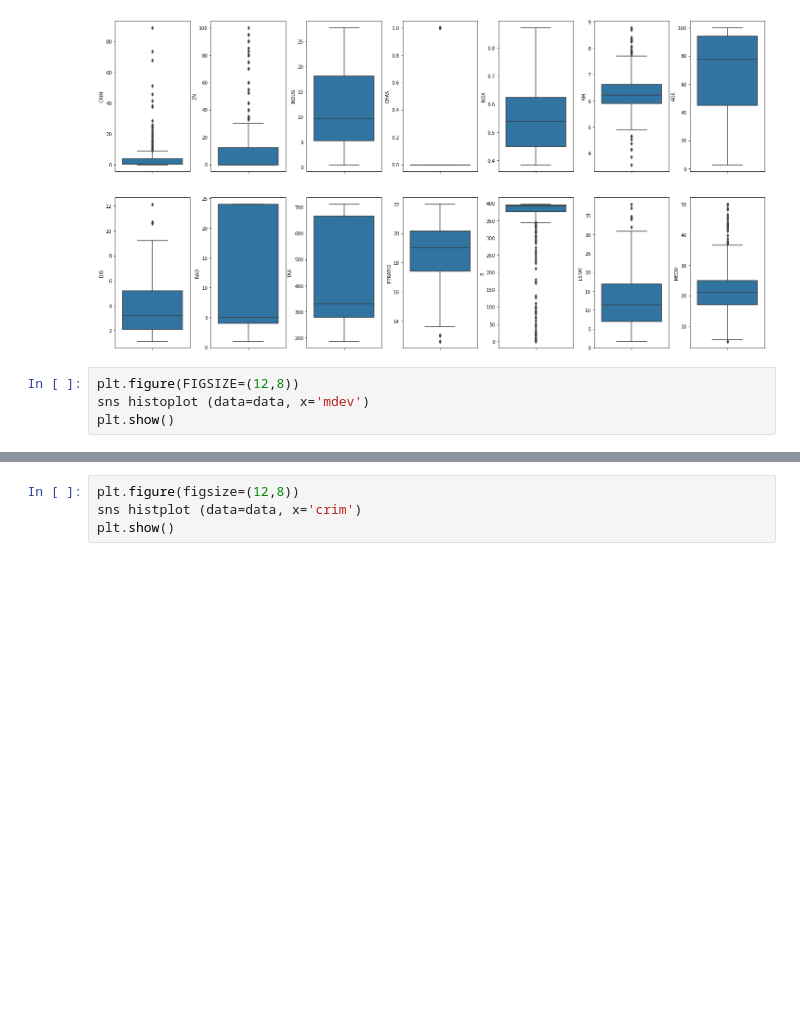
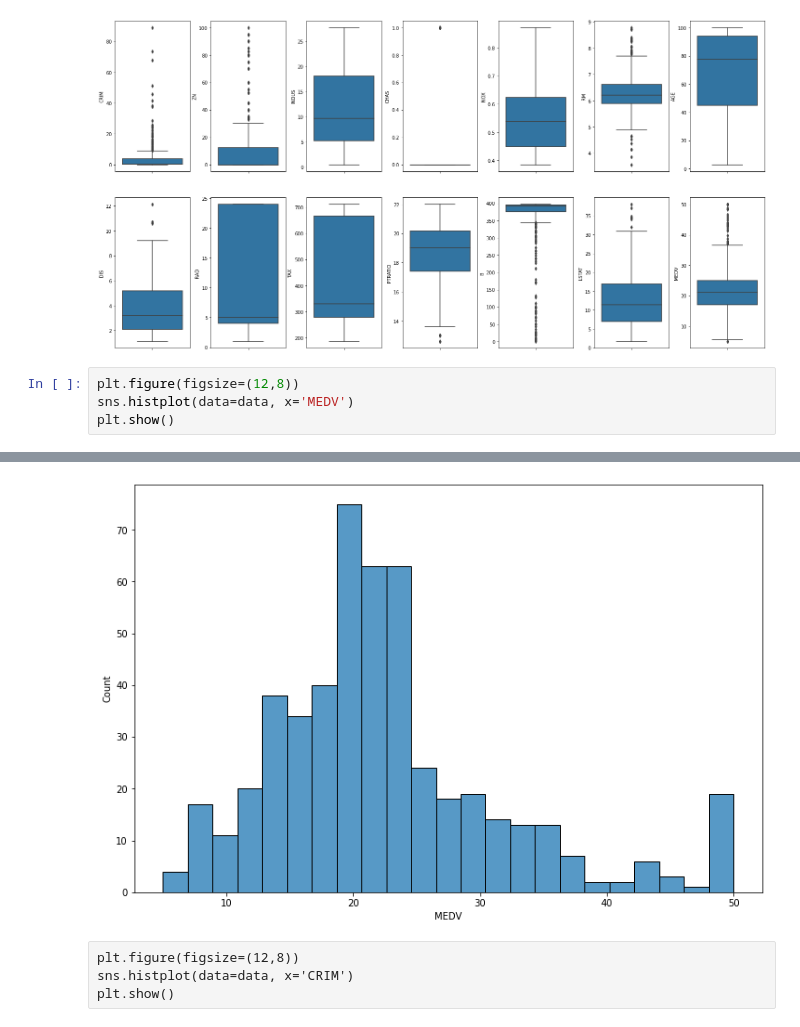
Before and after one commit to brendadelgado/boston_housing_market, a Jupyter notebook: boston_housing_eda.ipynb, the cells around one changed output, grey strips where cells are left out. Cells and saved outputs as stored; diff of their text form; blank space fills up the shorter version.

```diff
--- a/boston_housing_eda.ipynb
+++ b/boston_housing_eda.ipynb
@@ -53,7 +53,7 @@ plt.tight_layout(pad=0.4, w_pad=0.5, h_pad=5.0)
 # %% [output]
 [figure]
 # %%
-plt.figure(FIGSIZE=(12,8))
-sns histoplot (data=data, x='mdev')
+plt.figure(figsize=(12,8))
+sns.histplot(data=data, x='MEDV')
 plt.show()
 # %% [output]
@@ -61,4 +60,5 @@ SyntaxError: invalid syntax (Temp/ipykernel_29896/3390816818.py, line 2)
+[figure, added]
-# %%
-plt.figure(figsize=(12,8))
-sns histplot (data=data, x='crim')
-plt.show()
+# %% [raw]
+plt.figure(figsize=(12,8))
+sns.histplot(data=data, x='CRIM')
+plt.show()
```
Also changed, not shown: parts of 1 cell of this notebook.
